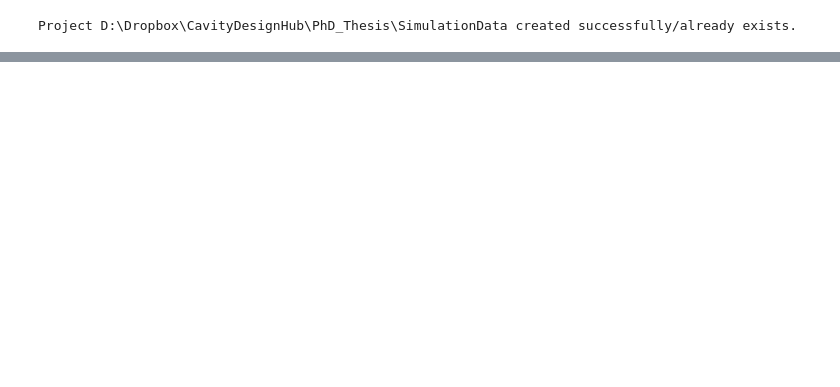
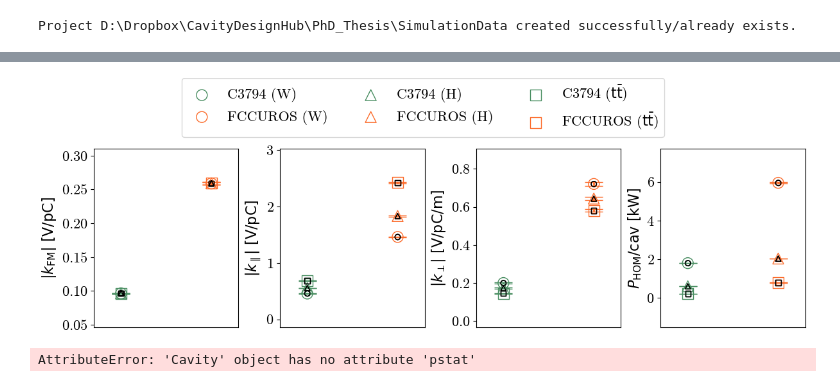
Before and after one commit to Dark-Elektron/cavsim2d, a Jupyter notebook: notebooks/C3794.ipynb, the cells around one changed output, grey strips where cells are left out. Saved outputs shown, nothing was run; the diff lists cells and outputs as text; code cells hidden in the pictures; blank space fills up the shorter version.

```diff
--- a/notebooks/C3794.ipynb
+++ b/notebooks/C3794.ipynb
@@ -144 +143,16 @@ cavs.run_wakefield(wakefield_config)
+# %%
+cavs.plot_compare_wakefield(opt=['W_2023', 'H_2023', 'ttbar_2023'], uq=True, ncols=3, figsize=(12, 4))
+# %% [output]
+[figure, added]
+# %%
+machine_rf_config = {
+    'Eacc [MV/m]': 12,
+    'Vrf [GV]': 9.2e9,
+    'Q0 []': 3e10,
+    'eta []': 745,
+    'SR per turn [MW]': 50
+}
+cavs.plot_compare_power_scatter(['W_2023', 'H_2023', 'ttbar_2023'])
+# %% [output]
+AttributeError: 'Cavity' object has no attribute 'pstat'
 # %%
```
Also changed, not shown: parts of 7 cells of this notebook, 3 other files.
